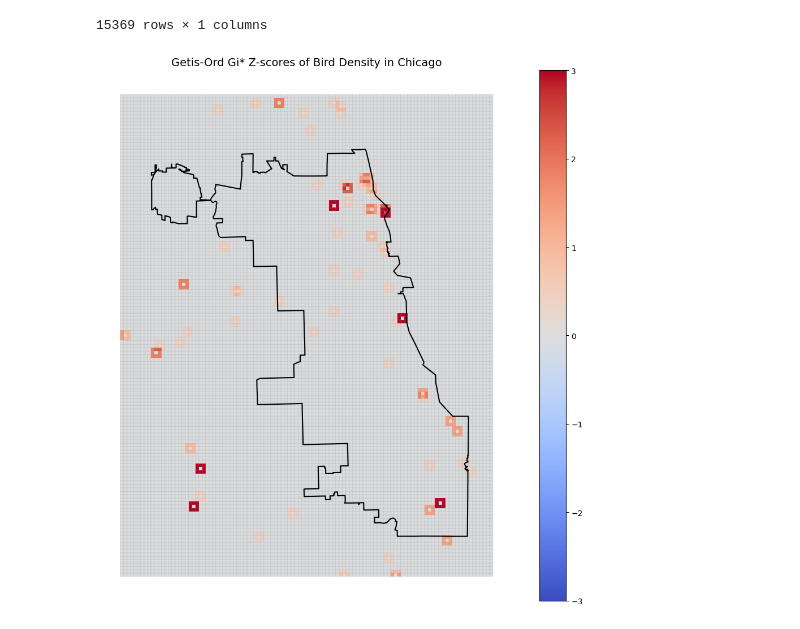
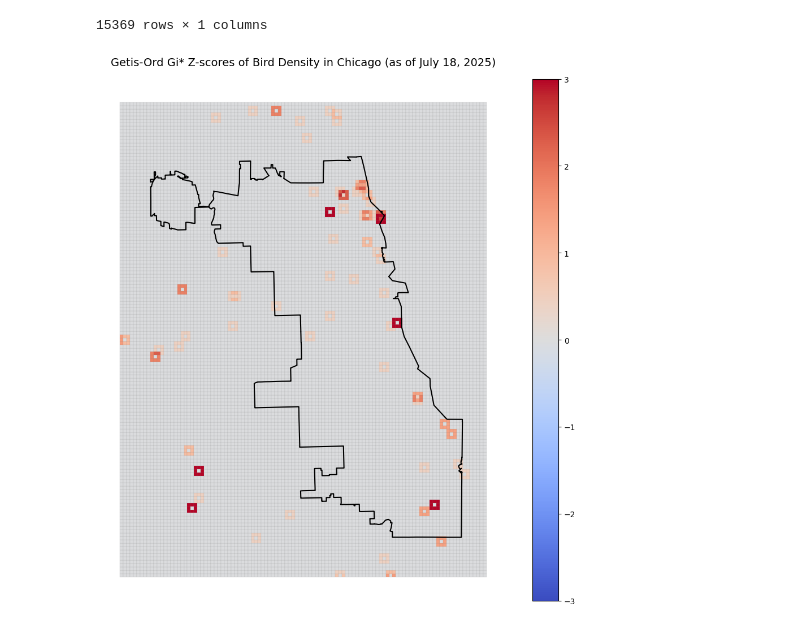
Before and after one commit to Amoreno73/bird-30d-density, a Jupyter notebook: bird_data.ipynb, the cells around one changed output. Saved outputs shown, nothing was run; the diff lists cells and outputs as text; code cells hidden in the pictures.

```diff
--- a/bird_data.ipynb
+++ b/bird_data.ipynb
@@ -196,20 +196,20 @@ significant = grid[grid['pval'] < 0.05]
 # %%
 fig, ax = plt.subplots(figsize=(10, 10))
 
 significant = grid[grid['pval'] < 0.05]
 
 # Plot Gi* heatmap
 significant.plot(column='GiZ', cmap='coolwarm',
           vmin=-3, vmax=3,
           linewidth=0.1, ax=ax, edgecolor='grey', legend=True)
 
 # Overlay Chicago boundary
 multipolygon.boundary.plot(ax=ax, color='black')
 
 # Final touches
-ax.set_title("Getis-Ord Gi* Z-scores of Bird Density in Chicago", fontsize=14)
+ax.set_title("Getis-Ord Gi* Z-scores of Bird Density in Chicago (as of July 18, 2025)", fontsize=14)
 ax.axis('off')
 plt.tight_layout()
 plt.show()
 # %% [output]
-[figure, old version]
+[figure, new version]
```
